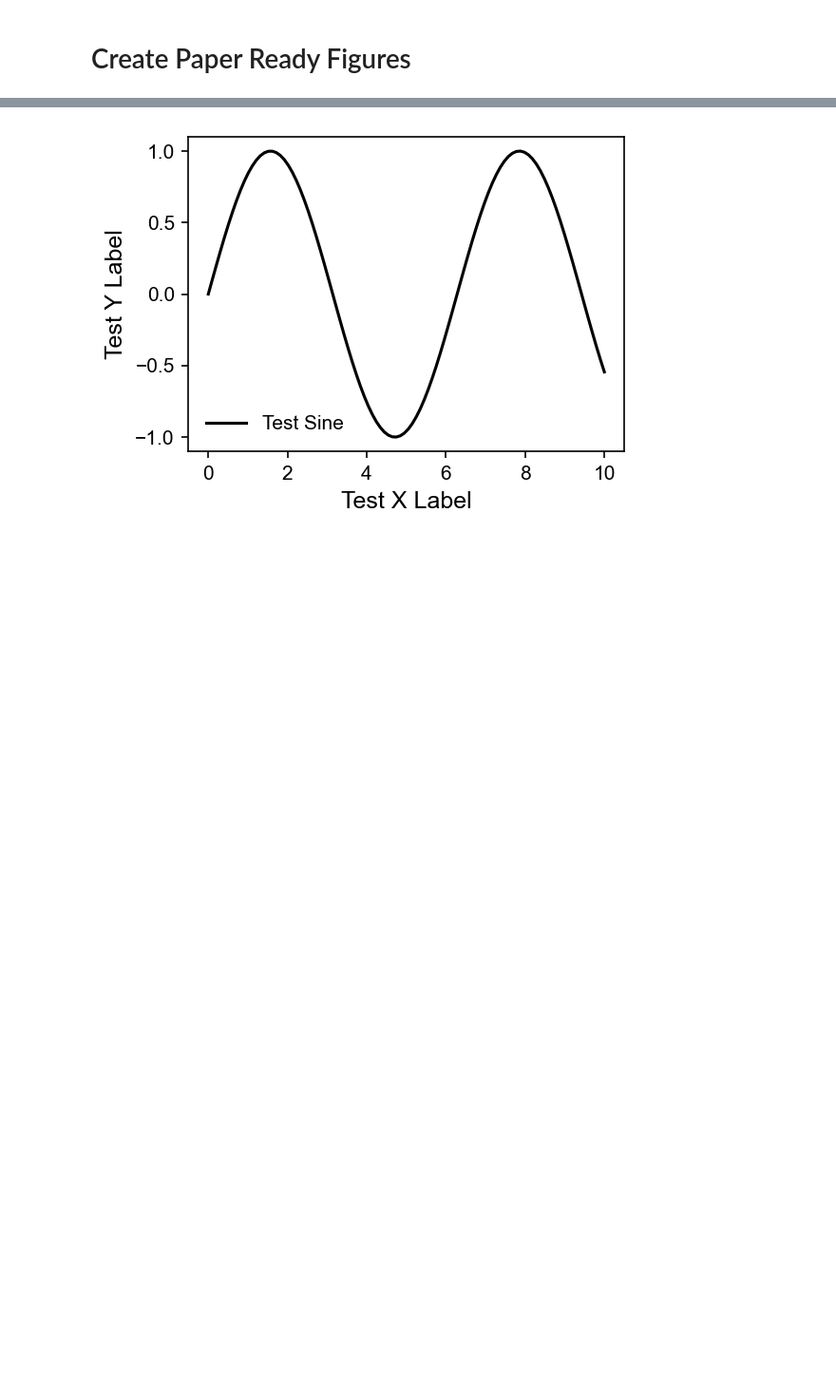
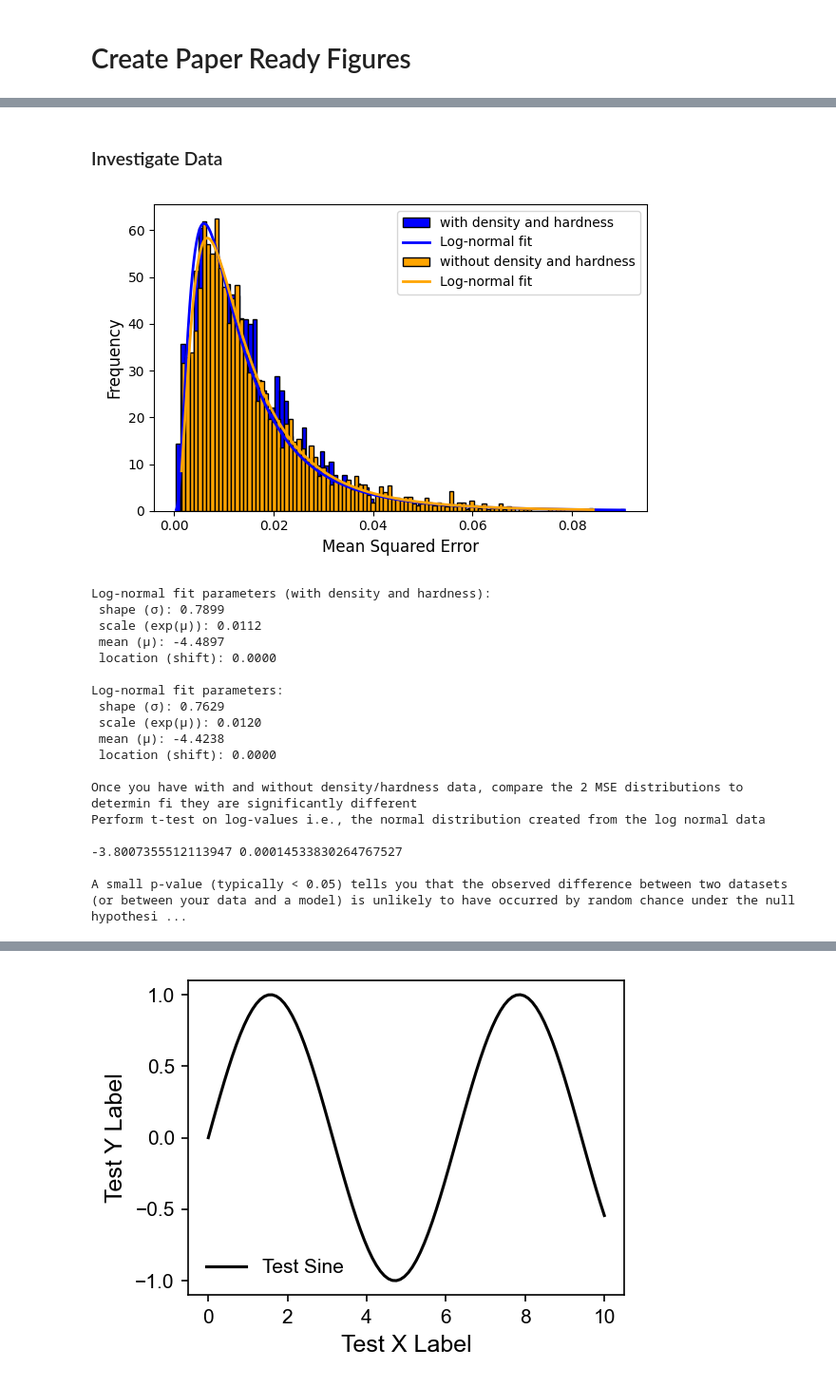
Before and after one commit to dvanhoesen/raman_prediction, a Jupyter notebook: Figures.ipynb, the cells around one changed output, grey strips where cells are left out. Shown: that part at 95% size. Drawn from its saved outputs; the diff is of its cells as text; code cells hidden in the pictures; blank space fills up the shorter version.

Commit message:
figures and non density and hardnes data

```diff
--- a/Figures.ipynb
+++ b/Figures.ipynb
@@ -6,0 +92,77 @@ import os
+# %% [markdown]
+### Investigate Data
+# %%
+# Find the MSE for each predicted spectrum and order the spectra by the highest to lowest MSE.
+# Are there any similarities between the low MSE predictions and are there any similarities between the high MSE spectrum?
+
+mse_dh = np.mean((spec_predicted_dh - spec_true_dh) ** 2, axis=1)
+
+# test spec_predicted and spec_true data
+spec_predicted = spec_predicted_dh * np.random.uniform(0, 0.1, size=spec_predicted_dh.shape)
+spec_true = spec_true_dh
+mse = np.mean((spec_predicted - spec_true) ** 2, axis=1)
+
+# Fit log-normal distribution
+# with density and hardness
+shape_dh, loc_dh, scale_dh = lognorm.fit(mse_dh, floc=0)
+x_dh = np.linspace(min(mse_dh), max(mse_dh), 1000)
+pdf_fitted_dh = lognorm.pdf(x_dh, shape_dh, loc=loc_dh, scale=scale_dh)
+
+# without density and hardness
+shape, loc, scale = lognorm.fit(mse, floc=0)
+x = np.linspace(min(mse), max(mse), 1000)
+pdf_fitted = lognorm.pdf(x, shape, loc=loc, scale=scale)
+
+# Plot
+fig, ax = plt.subplots(figsize=(6, 4))
+
+ax.hist(mse_dh, bins=100, density=True, edgecolor='black', facecolor='blue', alpha=1, label='with density and hardness')
+ax.plot(x_dh, pdf_fitted_dh, color='blue', linestyle='-', lw=2, label='Log-normal fit')
+
+ax.hist(mse, bins=100, density=True, edgecolor='black', facecolor='orange', alpha=1, label='without density and hardness')
+ax.plot(x, pdf_fitted, color='orange', linestyle='-', lw=2, label='Log-normal fit')
+
+ax.set_xlabel('Mean Squared Error', fontsize=12)
+ax.set_ylabel('Frequency', fontsize=12)
+
+ax.legend(loc='best', fontsize=10)
+
+plt.tight_layout()  # minimizes padding
+plt.show()
+
+print(f"Log-normal fit parameters (with density and hardness):\n shape (σ): {shape_dh:.4f}\n scale (exp(μ)): {scale_dh:.4f} \n mean (μ): {np.log(scale_dh):.4f} \n location (shift): {loc_dh:.4f}")
+print(f"\nLog-normal fit parameters:\n shape (σ): {shape:.4f}\n scale (exp(μ)): {scale:.4f} \n mean (μ): {np.log(scale):.4f} \n location (shift): {loc:.4f}")
+
+
+print("\nOnce you have with and without density/hardness data, compare the 2 MSE distributions to determin fi they are significantly different")
+print("Perform t-test on log-values i.e., the normal distribution created from the log normal data\n")
+
+log1 = np.log(mse_dh)
+log2 = np.log(mse)
+
+# t-test on log-values (compares means of two groups to help determine if the difference between the group means is statistically significant)
+t_stat, p_val = ttest_ind(log1, log2, equal_var=False)  # Welch's t-test
+
+print(t_stat, p_val)
+
+print("\nA small p-value (typically < 0.05) tells you that the observed difference between two datasets (or between your data and a model) is unlikely to have occurred by random chance under the null hypothesis.")
+# %% [output]
+[figure, added]
+Log-normal fit parameters (with density and hardness):
+ shape (σ): 0.7899
+ scale (exp(μ)): 0.0112
+ mean (μ): -4.4897
+ location (shift): 0.0000
+
+Log-normal fit parameters:
+ shape (σ): 0.7629
+ scale (exp(μ)): 0.0120
+ mean (μ): -4.4238
+ location (shift): 0.0000
+
+Once you have with and without density/hardness data, compare the 2 MSE distributions to determin fi they are significantly different
+Perform t-test on log-values i.e., the normal distribution created from the log normal data
+
+-3.8007355512113947 0.00014533830264767527
+
+A small p-value (typically < 0.05) tells you that the observed difference between two datasets (or between your data and a model) is unlikely to have occurred by random chance under the null hypothesi ...
```
Also changed, not shown: parts of 14 cells of this notebook, 14 other files.
